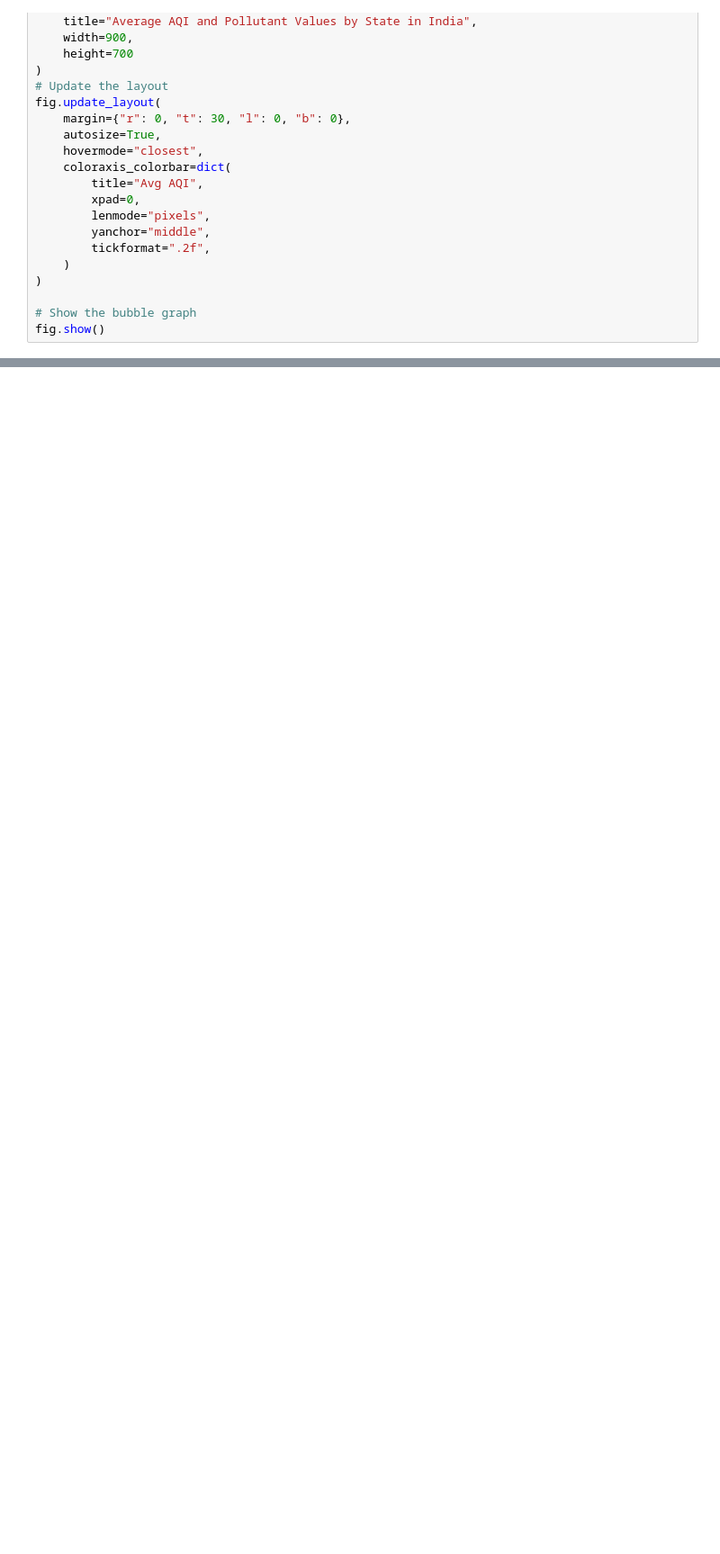
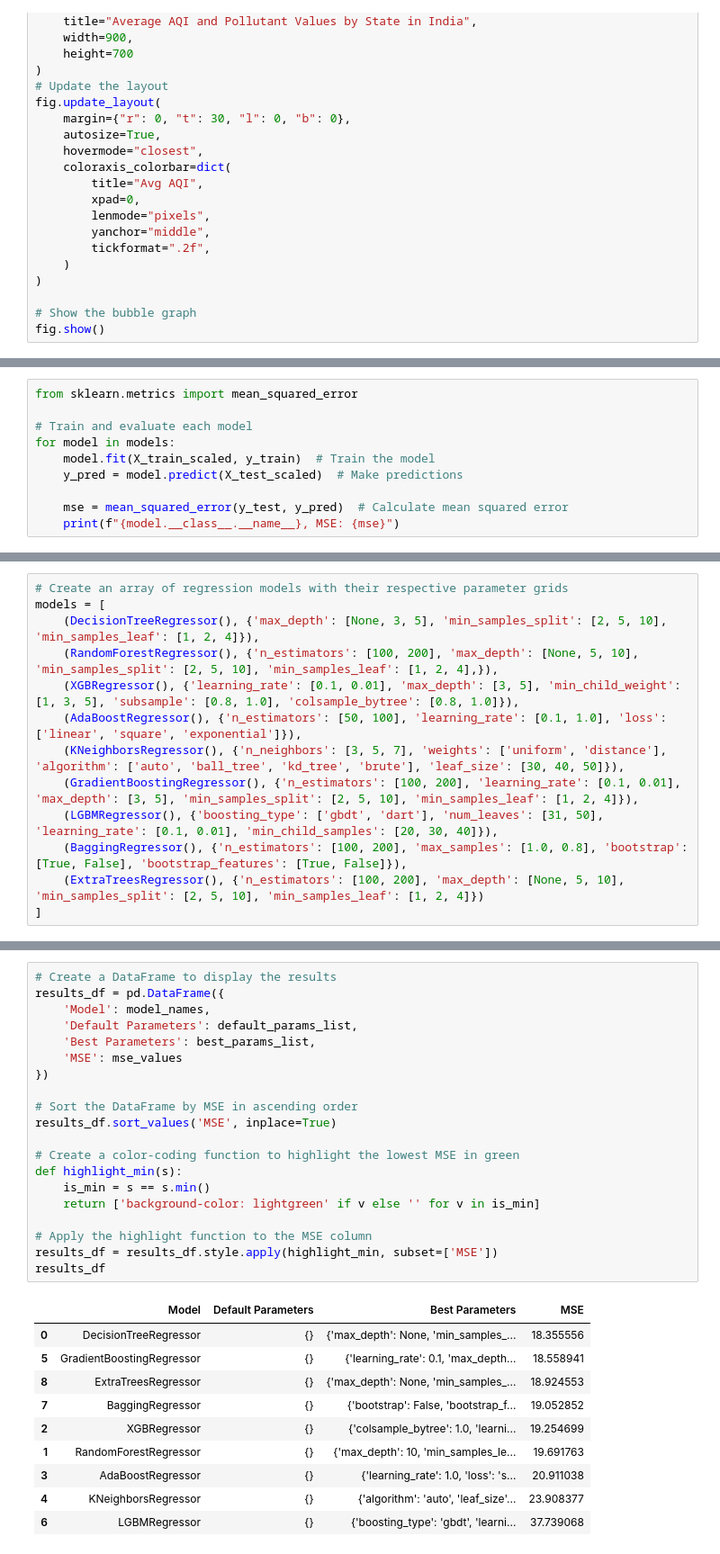
Before and after one commit to chandu-bala/EnviroMonitor, a Jupyter notebook: notebooks/AQI_Project.ipynb, the cells around one changed output, grey strips where cells are left out. Shown at 90% size. Cells and saved outputs as stored; diff of their text form; blank space fills up the shorter version.

Commit message:
Staged Commit : AQI_Model

```diff
--- a/notebooks/AQI_Project.ipynb
+++ b/notebooks/AQI_Project.ipynb
@@ -535,0 +754,10 @@ fig.show()
+# %%
+from sklearn.metrics import mean_squared_error
+
+# Train and evaluate each model
+for model in models:
+    model.fit(X_train_scaled, y_train)  # Train the model
+    y_pred = model.predict(X_test_scaled)  # Make predictions
+
+    mse = mean_squared_error(y_test, y_pred)  # Calculate mean squared error
+    print(f"{model.__class__.__name__}, MSE: {mse}")
@@ -535,0 +822,13 @@ fig.show()
+# %%
+# Create an array of regression models with their respective parameter grids
+models = [
+    (DecisionTreeRegressor(), {'max_depth': [None, 3, 5], 'min_samples_split': [2, 5, 10], 'min_samples_leaf': [1, 2, 4]}),
+    (RandomForestRegressor(), {'n_estimators': [100, 200], 'max_depth': [None, 5, 10], 'min_samples_split': [2, 5, 10], 'min_samples_leaf': [1, 2, 4],}),
+    (XGBRegressor(), {'learning_rate': [0.1, 0.01], 'max_depth': [3, 5], 'min_child_weight': [1, 3, 5], 'subsample': [0.8, 1.0], 'colsample_bytree': [0.8, 1.0]}),
+    (AdaBoostRegressor(), {'n_estimators': [50, 100], 'learning_rate': [0.1, 1.0], 'loss': ['linear', 'square', 'exponential']}),
+    (KNeighborsRegressor(), {'n_neighbors': [3, 5, 7], 'weights': ['uniform', 'distance'], 'algorithm': ['auto', 'ball_tree', 'kd_tree', 'brute'], 'leaf_size': [30, 40, 50]}),
+    (GradientBoostingRegressor(), {'n_estimators': [100, 200], 'learning_rate': [0.1, 0.01], 'max_depth': [3, 5], 'min_samples_split': [2, 5, 10], 'min_samples_leaf': [1, 2, 4]}),
+    (LGBMRegressor(), {'boosting_type': ['gbdt', 'dart'], 'num_leaves': [31, 50], 'learning_rate': [0.1, 0.01], 'min_child_samples': [20, 30, 40]}),
+    (BaggingRegressor(), {'n_estimators': [100, 200], 'max_samples': [1.0, 0.8], 'bootstrap': [True, False], 'bootstrap_features': [True, False]}),
+    (ExtraTreesRegressor(), {'n_estimators': [100, 200], 'max_depth': [None, 5, 10], 'min_samples_split': [2, 5, 10], 'min_samples_leaf': [1, 2, 4]})
+]
@@ -535,0 +881,31 @@ fig.show()
+# %%
+# Create a DataFrame to display the results
+results_df = pd.DataFrame({
+    'Model': model_names,
+    'Default Parameters': default_params_list,
+    'Best Parameters': best_params_list,
+    'MSE': mse_values
+})
+
+# Sort the DataFrame by MSE in ascending order
+results_df.sort_values('MSE', inplace=True)
+
+# Create a color-coding function to highlight the lowest MSE in green
+def highlight_min(s):
+    is_min = s == s.min()
+    return ['background-color: lightgreen' if v else '' for v in is_min]
+
+# Apply the highlight function to the MSE column
+results_df = results_df.style.apply(highlight_min, subset=['MSE'])
+results_df
+# %% [output]
+|  | Model | Default Parameters | Best Parameters | MSE |
+| 0 | DecisionTreeRegressor | {} | {'max_depth': None, 'min_samples_... | 18.355556 |
+| 5 | GradientBoostingRegressor | {} | {'learning_rate': 0.1, 'max_depth... | 18.558941 |
+| 8 | ExtraTreesRegressor | {} | {'max_depth': None, 'min_samples_... | 18.924553 |
+| 7 | BaggingRegressor | {} | {'bootstrap': False, 'bootstrap_f... | 19.052852 |
+| 2 | XGBRegressor | {} | {'colsample_bytree': 1.0, 'learni... | 19.254699 |
+| 1 | RandomForestRegressor | {} | {'max_depth': 10, 'min_samples_le... | 19.691763 |
+| 3 | AdaBoostRegressor | {} | {'learning_rate': 1.0, 'loss': 's... | 20.911038 |
+| 4 | KNeighborsRegressor | {} | {'algorithm': 'auto', 'leaf_size'... | 23.908377 |
+| 6 | LGBMRegressor | {} | {'boosting_type': 'gbdt', 'learni... | 37.739068 |
```
Also changed, not shown: parts of 34 cells of this notebook, 1 other file.
